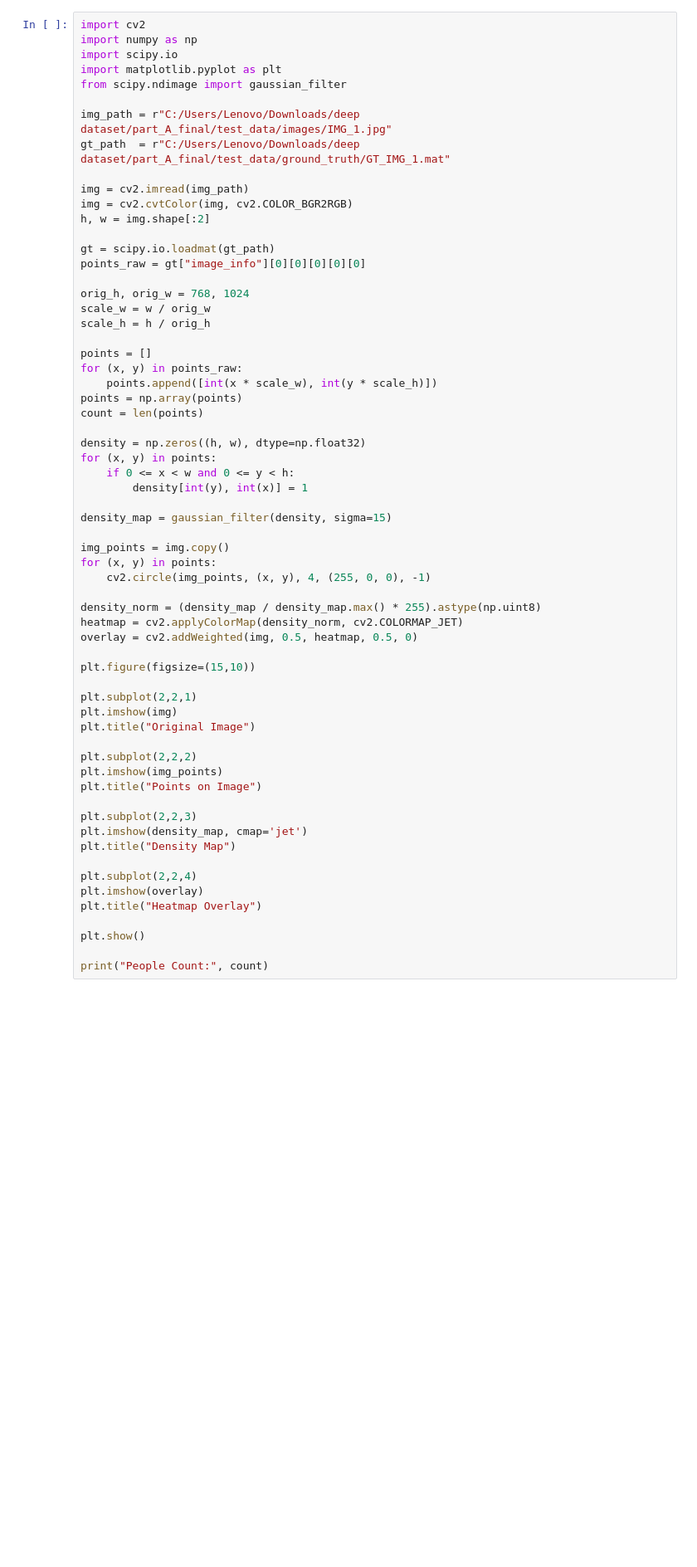
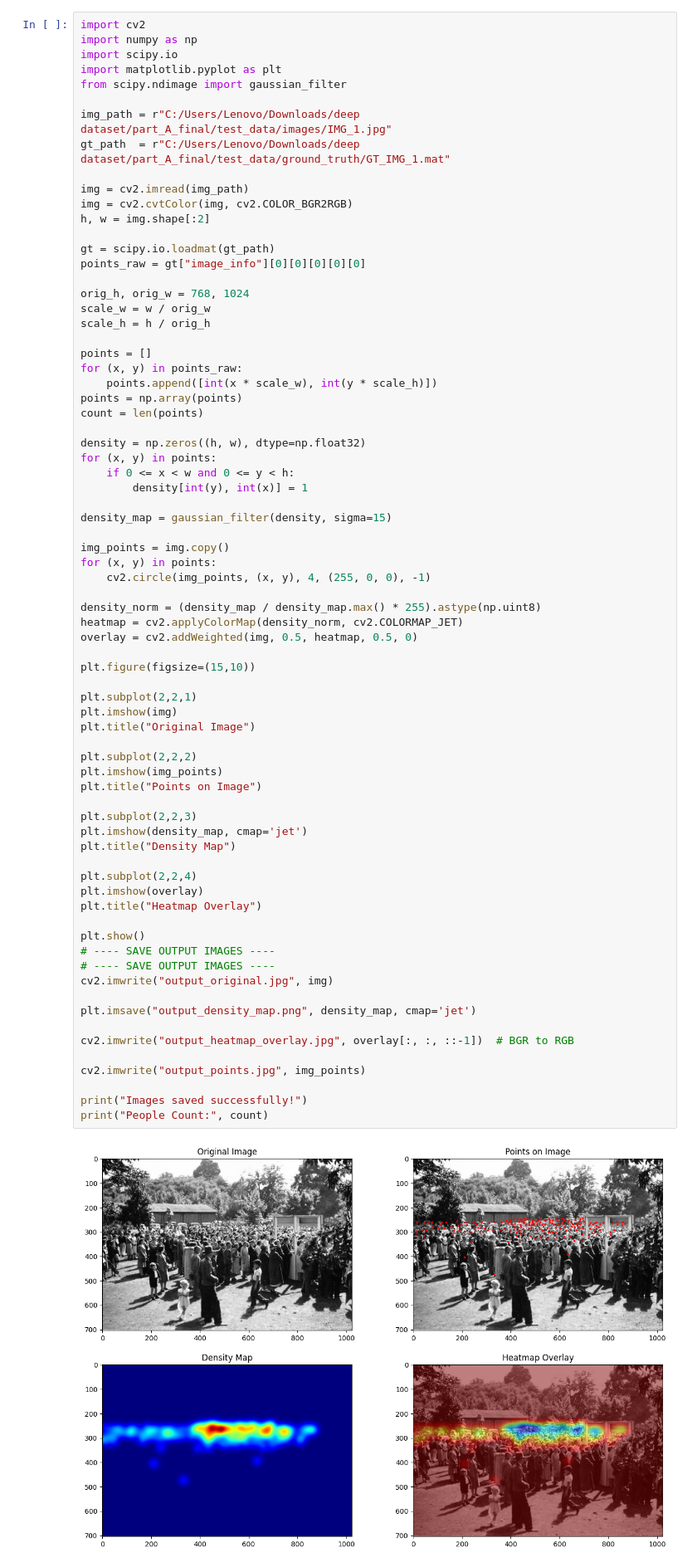
Before and after one commit to GKSJ-Deepvision/AI-DeepVision, a Jupyter notebook: preprocess img 1-2.ipynb, the cells around one changed output. Shown at 83% size. Drawn from its saved outputs; the diff is of its cells as text; blank space fills up the shorter version.

```diff
--- a/preprocess img 1-2.ipynb
+++ b/preprocess img 1-2.ipynb
@@ -34,30 +34,42 @@ density_map = gaussian_filter(density, sigma=15)
 
 img_points = img.copy()
 for (x, y) in points:
     cv2.circle(img_points, (x, y), 4, (255, 0, 0), -1)
 
 density_norm = (density_map / density_map.max() * 255).astype(np.uint8)
 heatmap = cv2.applyColorMap(density_norm, cv2.COLORMAP_JET)
 overlay = cv2.addWeighted(img, 0.5, heatmap, 0.5, 0)
 
 plt.figure(figsize=(15,10))
 
 plt.subplot(2,2,1)
 plt.imshow(img)
 plt.title("Original Image")
 
 plt.subplot(2,2,2)
 plt.imshow(img_points)
 plt.title("Points on Image")
 
 plt.subplot(2,2,3)
 plt.imshow(density_map, cmap='jet')
 plt.title("Density Map")
 
 plt.subplot(2,2,4)
 plt.imshow(overlay)
 plt.title("Heatmap Overlay")
 
 plt.show()
+# ---- SAVE OUTPUT IMAGES ----
+# ---- SAVE OUTPUT IMAGES ----
+cv2.imwrite("output_original.jpg", img)
 
+plt.imsave("output_density_map.png", density_map, cmap='jet')
+
+cv2.imwrite("output_heatmap_overlay.jpg", overlay[:, :, ::-1])  # BGR to RGB
+
+cv2.imwrite("output_points.jpg", img_points)
+
+print("Images saved successfully!")
 print("People Count:", count)
+# %% [output]
+[figure, added]
```
Also changed, not shown: parts of 3 cells of this notebook.
